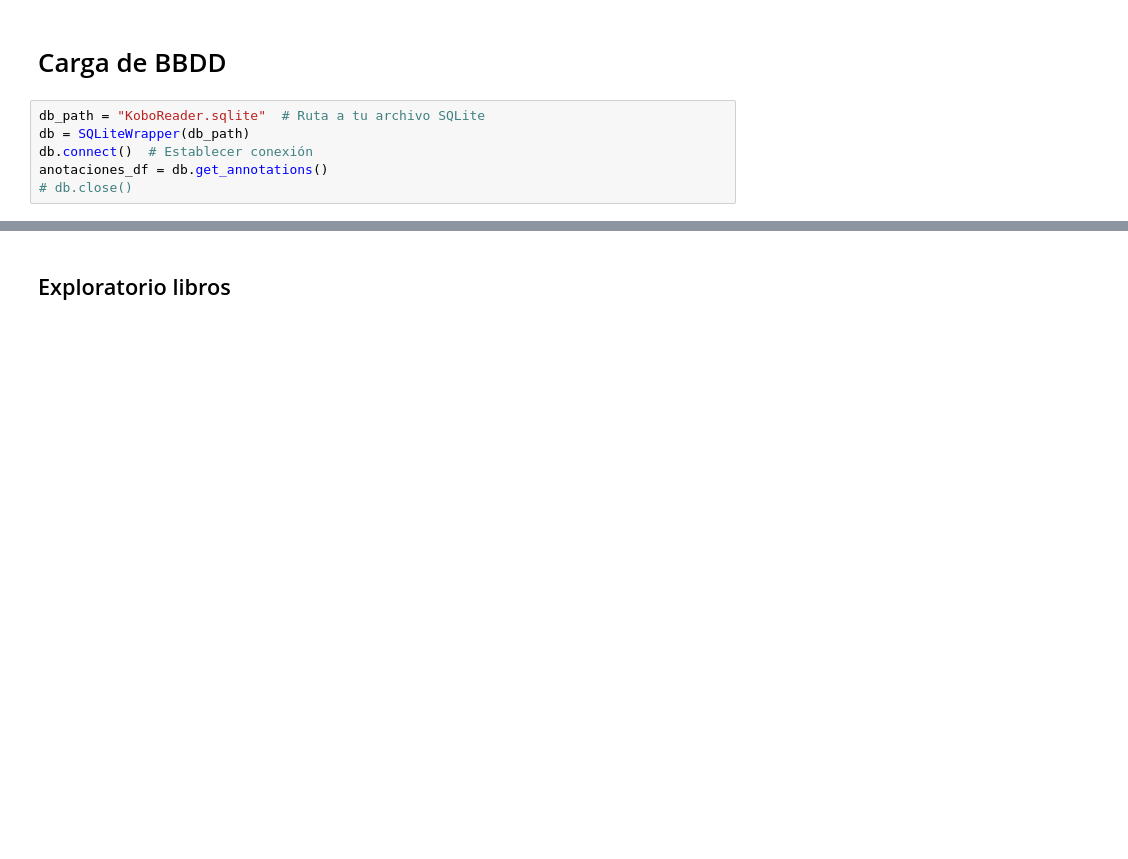
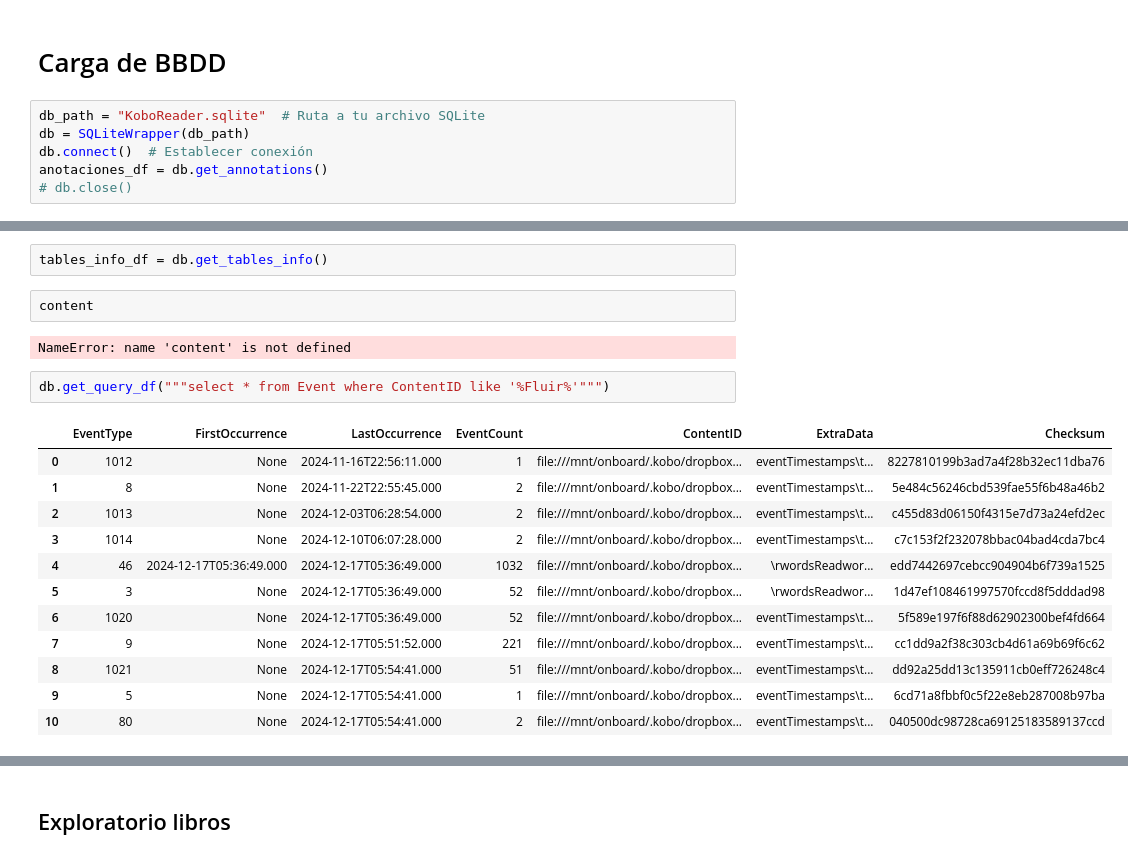
Before and after one commit to jaguirrepeman/koboannotations, a Jupyter notebook: notebook_kobo.ipynb, the cells around one changed output, grey strips where cells are left out. Cells and saved outputs as stored; diff of their text form; blank space fills up the shorter version.

```diff
--- a/notebook_kobo.ipynb
+++ b/notebook_kobo.ipynb
@@ -97,0 +144,21 @@ bookmark_df\
+# %%
+tables_info_df = db.get_tables_info()
+# %%
+content
+# %% [output]
+NameError: name 'content' is not defined
+# %%
+db.get_query_df("""select * from Event where ContentID like '%Fluir%'""")
+# %% [output]
+|  | EventType | FirstOccurrence | LastOccurrence | EventCount | ContentID | ExtraData | Checksum |
+| 0 | 1012 | None | 2024-11-16T22:56:11.000 | 1 | file:///mnt/onboard/.kobo/dropbox... |  eventTimestamps\t... | 8227810199b3ad7a4f28b32ec11dba76 |
+| 1 | 8 | None | 2024-11-22T22:55:45.000 | 2 | file:///mnt/onboard/.kobo/dropbox... |  eventTimestamps\t... | 5e484c56246cbd539fae55f6b48a46b2 |
+| 2 | 1013 | None | 2024-12-03T06:28:54.000 | 2 | file:///mnt/onboard/.kobo/dropbox... |  eventTimestamps\t... | c455d83d06150f4315e7d73a24efd2ec |
+| 3 | 1014 | None | 2024-12-10T06:07:28.000 | 2 | file:///mnt/onboard/.kobo/dropbox... |  eventTimestamps\t... | c7c153f2f232078bbac04bad4cda7bc4 |
+| 4 | 46 | 2024-12-17T05:36:49.000 | 2024-12-17T05:36:49.000 | 1032 | file:///mnt/onboard/.kobo/dropbox... | \rwordsReadwor... | edd7442697cebcc904904b6f739a1525 |
+| 5 | 3 | None | 2024-12-17T05:36:49.000 | 52 | file:///mnt/onboard/.kobo/dropbox... | \rwordsReadwor... | 1d47ef108461997570fccd8f5dddad98 |
+| 6 | 1020 | None | 2024-12-17T05:36:49.000 | 52 | file:///mnt/onboard/.kobo/dropbox... |  eventTimestamps\t... | 5f589e197f6f88d62902300bef4fd664 |
+| 7 | 9 | None | 2024-12-17T05:51:52.000 | 221 | file:///mnt/onboard/.kobo/dropbox... |  eventTimestamps\t... | cc1dd9a2f38c303cb4d61a69b69f6c62 |
+| 8 | 1021 | None | 2024-12-17T05:54:41.000 | 51 | file:///mnt/onboard/.kobo/dropbox... |  eventTimestamps\t... | dd92a25dd13c135911cb0eff726248c4 |
+| 9 | 5 | None | 2024-12-17T05:54:41.000 | 1 | file:///mnt/onboard/.kobo/dropbox... |  eventTimestamps\t... | 6cd71a8fbbf0c5f22e8eb287008b97ba |
+| 10 | 80 | None | 2024-12-17T05:54:41.000 | 2 | file:///mnt/onboard/.kobo/dropbox... |  eventTimestamps\t... | 040500dc98728ca69125183589137ccd |
```
Also changed, not shown: parts of 39 cells of this notebook, 1 other file.
